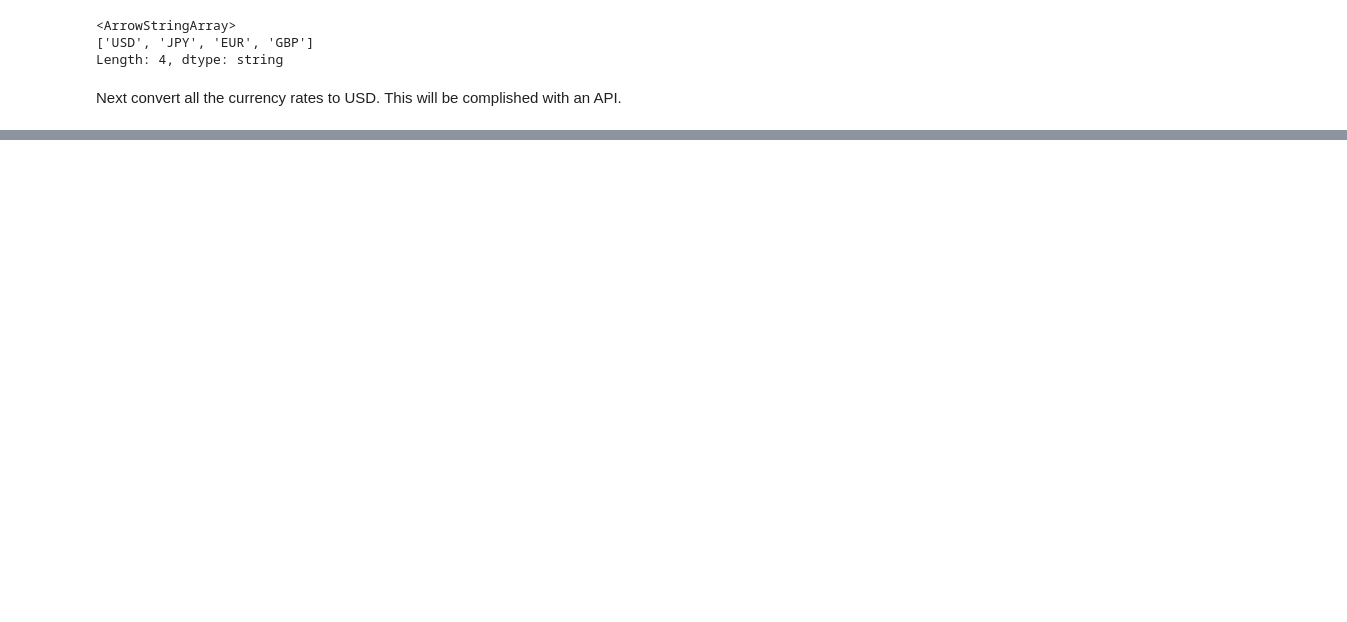
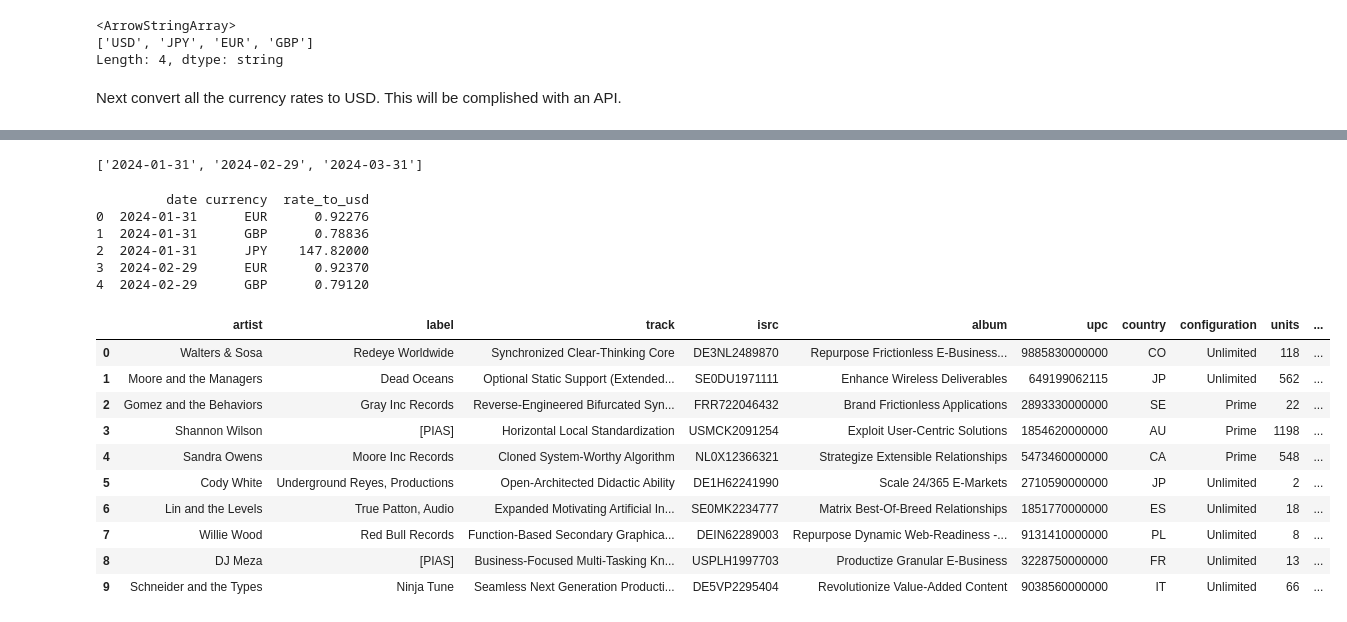
Before and after one commit to andreavecchi1996/royalty_data_quality_pipeline, a Jupyter notebook: royalty_data_quality_pipeline.ipynb, the cells around one changed output, grey strips where cells are left out. Cells and saved outputs as stored; diff of their text form; code cells hidden in the pictures; blank space fills up the shorter version.

Commit message:
currency conversion to USD, agency commission columns

```diff
--- a/royalty_data_quality_pipeline.ipynb
+++ b/royalty_data_quality_pipeline.ipynb
@@ -3210,0 +3225,74 @@ Next convert all the currency rates to USD. This will be complished with an API.
+# %%
+fx_dates = df_fact_raw['sales_end_date'].dt.strftime('%Y-%m-%d').unique() #It only keeps the distinct dates, so It's doesn't call too many times the API for the same date
+base = 'USD' #base currency
+symbols = 'EUR,GBP,JPY' #defines which target currencies you want rates for in a single call
+
+fx_table = {} #empty dictionary that will store the FX rates for each date.
+
+for d in fx_dates: # d will be "2024-01-31", then "2024-02-29", then "2024-03-31"
+    url = f"https://api.frankfurter.app/{d}" #Builds the endpoint URL for that specific date (d).
+    params = {'from': base, 'to': symbols}  #Creates the query parameters for the request. From USD to  EUR, GBP, JPY
+    r = requests.get(url, params=params) #Sends an HTTP GET request to Frankfurter at that URL, passing the parameters.
+    r.raise_for_status() #If the API returns an error status (like 400 or 500), this line will raise an exception.
+    fx_table[d] = r.json()['rates'] # converts the HTTP response body into a Python dictionary.
+                                    # 'rates' picks only the nested dictionary with the currency rates.
+# %%
+list(fx_table.keys())
+# %% [output]
+['2024-01-31', '2024-02-29', '2024-03-31']
+# %%
+# Unroll fx_table into a flat DataFrame
+fx_df = pd.DataFrame([
+    {'date': date, 'currency': curr, 'rate_to_usd': rate}
+    for date, rates in fx_table.items()
+    for curr, rate in rates.items()
+])
+print(fx_df.head())
+# %% [output]
+         date currency  rate_to_usd
+0  2024-01-31      EUR      0.92276
+1  2024-01-31      GBP      0.78836
+2  2024-01-31      JPY    147.82000
+3  2024-02-29      EUR      0.92370
+4  2024-02-29      GBP      0.79120
+# %%
+# Add date string column to match fx_df
+df_fact_raw['fx_date'] = df_fact_raw['sales_end_date'].dt.strftime('%Y-%m-%d')
+# %%
+def get_fx_rate(row):
+    """
+    Convert LOCAL currency to USD using Frankfurter rates.
+    Frankfurter returns USD to LOCAL rates, so we invert for LOCAL to USD.
+    """
+    date_str = row['fx_date']        # Already formatted YYYY-MM-DD
+    curr = row['currency']           # Currency code (USD, EUR, GBP, JPY)
+
+    if curr == 'USD':
+        return 1.0                   # USD to USD = identity
+
+    # Get USD to LOCAL rate from API
+    rates = fx_table[date_str]
+    usd_to_local = rates.get(curr, 1.0)
+
+    # Invert to get LOCAL→USD: JPY to USD = 1 / USD to JPY
+    return 1.0 / usd_to_local
+
+# Apply FX conversion row-by-row (no merge, preserves row count)
+df_fact_raw['net_revenue_usd'] = (
+    df_fact_raw['net_royalty_revenue'] *
+    df_fact_raw.apply(get_fx_rate, axis=1)
+)
+# %%
+df_fact_raw.head(10)
+# %% [output]
+|  | artist | label | track | isrc | album | upc | country | configuration | units | ... |
+| 0 | Walters & Sosa | Redeye Worldwide | Synchronized Clear-Thinking Core | DE3NL2489870 | Repurpose Frictionless E-Business... | 9885830000000 | CO | Unlimited | 118 | ... |
+| 1 | Moore and the Managers | Dead Oceans | Optional Static Support (Extended... | SE0DU1971111 | Enhance Wireless Deliverables | 649199062115 | JP | Unlimited | 562 | ... |
+| 2 | Gomez and the Behaviors | Gray Inc Records | Reverse-Engineered Bifurcated Syn... | FRR722046432 | Brand Frictionless Applications | 2893330000000 | SE | Prime | 22 | ... |
+| 3 | Shannon Wilson | [PIAS] | Horizontal Local Standardization | USMCK2091254 | Exploit User-Centric Solutions | 1854620000000 | AU | Prime | 1198 | ... |
+| 4 | Sandra Owens | Moore Inc Records | Cloned System-Worthy Algorithm | NL0X12366321 | Strategize Extensible Relationships | 5473460000000 | CA | Prime | 548 | ... |
+| 5 | Cody White | Underground Reyes, Productions | Open-Architected Didactic Ability | DE1H62241990 | Scale 24/365 E-Markets | 2710590000000 | JP | Unlimited | 2 | ... |
+| 6 | Lin and the Levels | True Patton, Audio | Expanded Motivating Artificial In... | SE0MK2234777 | Matrix Best-Of-Breed Relationships | 1851770000000 | ES | Unlimited | 18 | ... |
+| 7 | Willie Wood | Red Bull Records | Function-Based Secondary Graphica... | DEIN62289003 | Repurpose Dynamic Web-Readiness -... | 9131410000000 | PL | Unlimited | 8 | ... |
+| 8 | DJ Meza | [PIAS] | Business-Focused Multi-Tasking Kn... | USPLH1997703 | Productize Granular E-Business | 3228750000000 | FR | Unlimited | 13 | ... |
+| 9 | Schneider and the Types | Ninja Tune | Seamless Next Generation Producti... | DE5VP2295404 | Revolutionize Value-Added Content | 9038560000000 | IT | Unlimited | 66 | ... |
```
Also changed, not shown: parts of 14 cells of this notebook.
